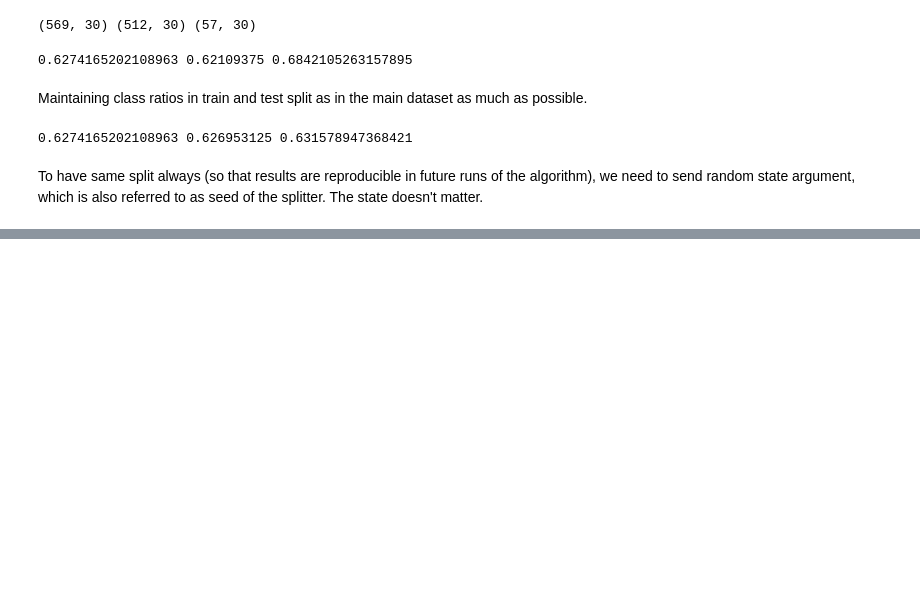
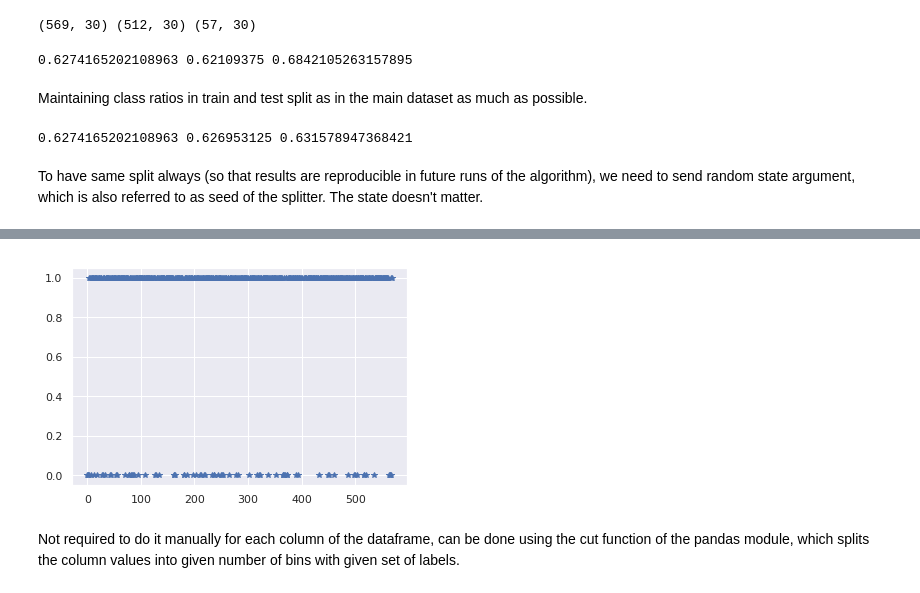
Before and after one commit to championballer/one-fourth-labs-deep-learning, a Jupyter notebook: Lecture 7 - MCP and Perceptron Code/0922_MPNeuron.ipynb, the cells around one changed output, grey strips where cells are left out. Drawn from its saved outputs; the diff is of its cells as text; code cells hidden in the pictures; blank space fills up the shorter version.

```diff
--- a/Lecture 7 - MCP and Perceptron Code/0922_MPNeuron.ipynb
+++ b/Lecture 7 - MCP and Perceptron Code/0922_MPNeuron.ipynb
@@ -144,0 +177,7 @@ x_train,x_test,y_train,y_test = train_test_split(x,y,test_size=0.1,stratify=y,ra
+# %%
+plt.plot(sample_col,'*')
+plt.show()
+# %% [output]
+[figure, added]
+# %% [markdown]
+Not required to do it manually for each column of the dataframe, can be done using the cut function of the pandas module, which splits the column values into given number of bins with given set of labels.
```
Also changed, not shown: parts of 23 cells of this notebook.
